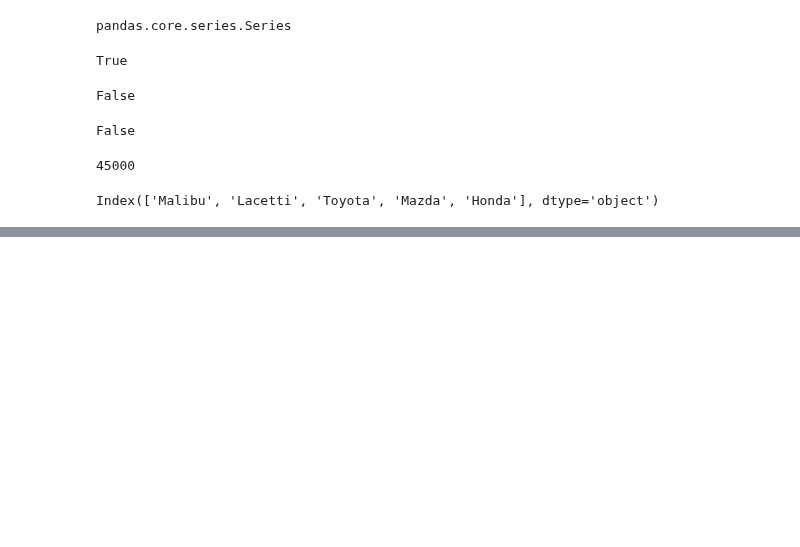
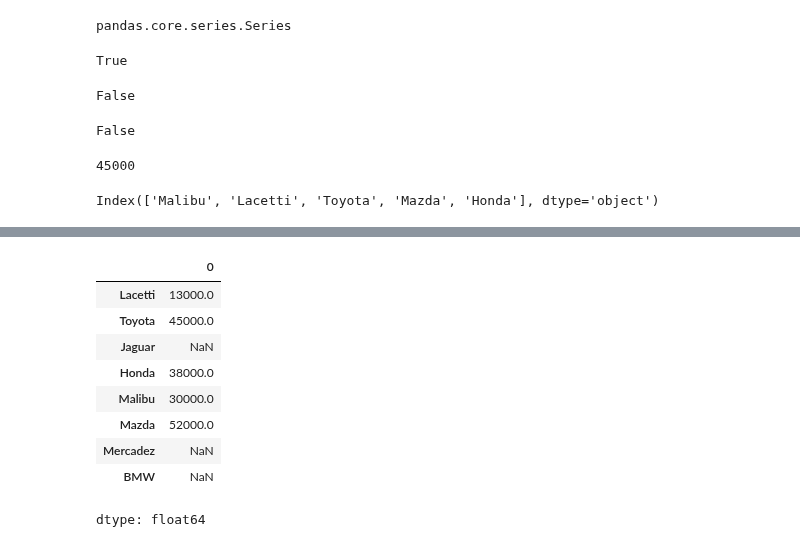
Before and after one commit to izzat-ai/learning-ai, a Jupyter notebook: pandas/series.ipynb, the cells around one changed output, grey strips where cells are left out. Saved outputs shown, nothing was run; the diff lists cells and outputs as text; code cells hidden in the pictures; blank space fills up the shorter version.

```diff
--- a/pandas/series.ipynb
+++ b/pandas/series.ipynb
@@ -207,0 +268,13 @@ cars_ser_idx = Series(cars, index=models)
+# %%
+cars_ser_idx
+# %% [output]
+|  | 0 |
+| Lacetti | 13000.0 |
+| Toyota | 45000.0 |
+| Jaguar | NaN |
+| Honda | 38000.0 |
+| Malibu | 30000.0 |
+| Mazda | 52000.0 |
+| Mercadez | NaN |
+| BMW | NaN |
+dtype: float64
```
Also changed, not shown: parts of 14 cells of this notebook.
